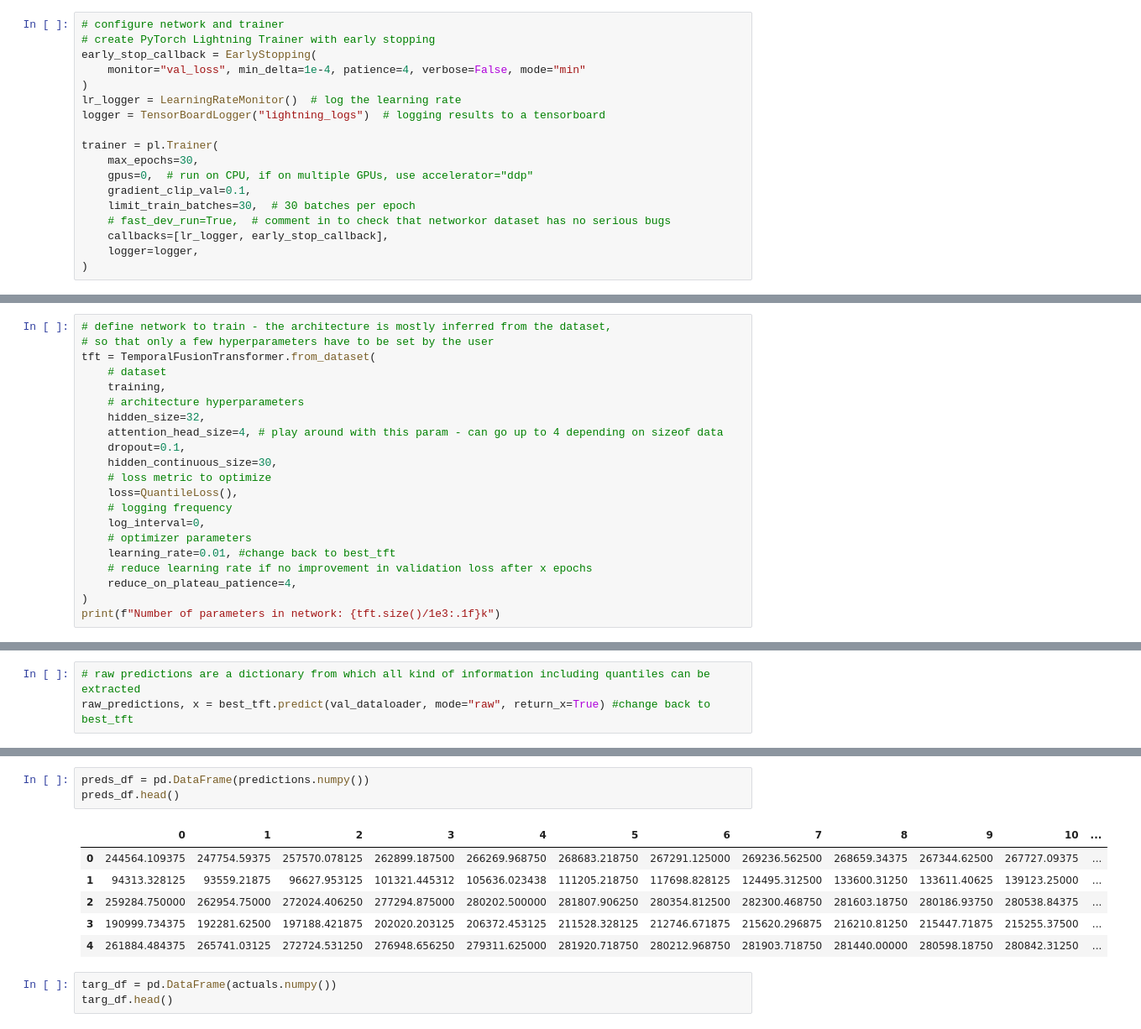
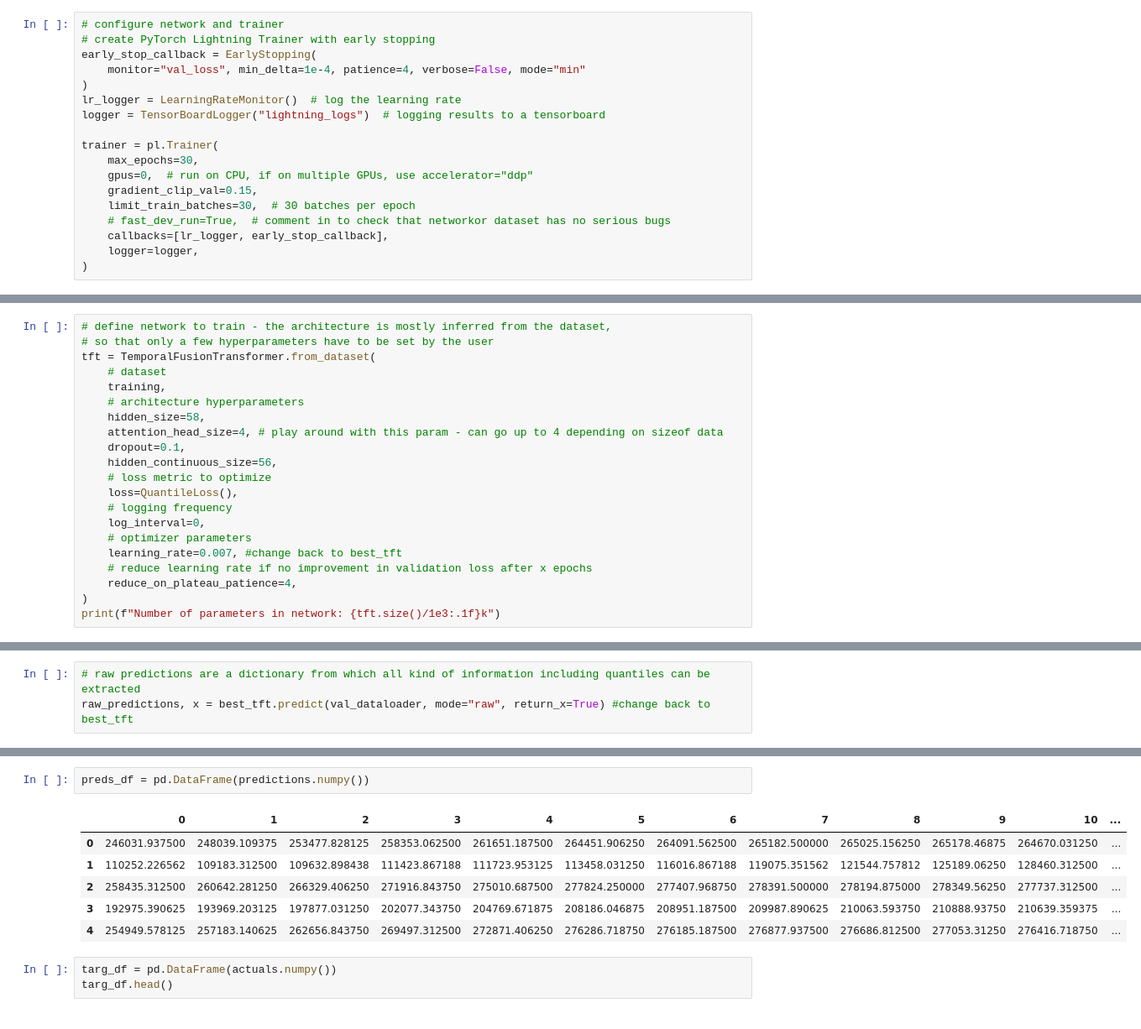
Before and after one commit to ian-byrne/CapstoneTeamJim, a Jupyter notebook: Notebooks/ian-scratchpads/pytorch_explore.ipynb, the cells around one changed output, grey strips where cells are left out. Shown at 84% size. Cells and saved outputs as stored; diff of their text form.

Commit message:
finalized models + csv of preds and errors

```diff
--- a/Notebooks/ian-scratchpads/pytorch_explore.ipynb
+++ b/Notebooks/ian-scratchpads/pytorch_explore.ipynb
@@ -262,7 +262,7 @@ logger = TensorBoardLogger("lightning_logs")  # logging results to a tensorboard
 trainer = pl.Trainer(
     max_epochs=30,
     gpus=0,  # run on CPU, if on multiple GPUs, use accelerator="ddp"
-    gradient_clip_val=0.1,
+    gradient_clip_val=0.15,
     limit_train_batches=30,  # 30 batches per epoch
     # fast_dev_run=True,  # comment in to check that networkor dataset has no serious bugs
     callbacks=[lr_logger, early_stop_callback],
@@ -280,16 +280,16 @@ tft = TemporalFusionTransformer.from_dataset(
     # dataset
     training,
     # architecture hyperparameters
-    hidden_size=32,
+    hidden_size=58,
     attention_head_size=4, # play around with this param - can go up to 4 depending on sizeof data
     dropout=0.1,
-    hidden_continuous_size=30,
+    hidden_continuous_size=56,
     # loss metric to optimize
     loss=QuantileLoss(),
     # logging frequency
     log_interval=0,
     # optimizer parameters
-    learning_rate=0.01, #change back to best_tft
+    learning_rate=0.007, #change back to best_tft
     # reduce learning rate if no improvement in validation loss after x epochs
     reduce_on_plateau_patience=4,
 )
@@ -405,13 +415,12 @@ Baseline RMSE 159162.2
 # %%
 preds_df = pd.DataFrame(predictions.numpy())
-preds_df.head()
 # %% [output]
 |  | 0 | 1 | 2 | 3 | 4 | 5 | 6 | 7 | 8 | 9 | 10 | ... |
-| 0 | 244564.109375 | 247754.59375 | 257570.078125 | 262899.187500 | 266269.968750 | 268683.218750 | 267291.125000 | 269236.562500 | 268659.34375 | 267344.62500 | 267727.09375 | ... |
-| 1 | 94313.328125 | 93559.21875 | 96627.953125 | 101321.445312 | 105636.023438 | 111205.218750 | 117698.828125 | 124495.312500 | 133600.31250 | 133611.40625 | 139123.25000 | ... |
-| 2 | 259284.750000 | 262954.75000 | 272024.406250 | 277294.875000 | 280202.500000 | 281807.906250 | 280354.812500 | 282300.468750 | 281603.18750 | 280186.93750 | 280538.84375 | ... |
-| 3 | 190999.734375 | 192281.62500 | 197188.421875 | 202020.203125 | 206372.453125 | 211528.328125 | 212746.671875 | 215620.296875 | 216210.81250 | 215447.71875 | 215255.37500 | ... |
-| 4 | 261884.484375 | 265741.03125 | 272724.531250 | 276948.656250 | 279311.625000 | 281920.718750 | 280212.968750 | 281903.718750 | 281440.00000 | 280598.18750 | 280842.31250 | ... |
+| 0 | 246031.937500 | 248039.109375 | 253477.828125 | 258353.062500 | 261651.187500 | 264451.906250 | 264091.562500 | 265182.500000 | 265025.156250 | 265178.46875 | 264670.031250 | ... |
+| 1 | 110252.226562 | 109183.312500 | 109632.898438 | 111423.867188 | 111723.953125 | 113458.031250 | 116016.867188 | 119075.351562 | 121544.757812 | 125189.06250 | 128460.312500 | ... |
+| 2 | 258435.312500 | 260642.281250 | 266329.406250 | 271916.843750 | 275010.687500 | 277824.250000 | 277407.968750 | 278391.500000 | 278194.875000 | 278349.56250 | 277737.312500 | ... |
+| 3 | 192975.390625 | 193969.203125 | 197877.031250 | 202077.343750 | 204769.671875 | 208186.046875 | 208951.187500 | 209987.890625 | 210063.593750 | 210888.93750 | 210639.359375 | ... |
+| 4 | 254949.578125 | 257183.140625 | 262656.843750 | 269497.312500 | 272871.406250 | 276286.718750 | 276185.187500 | 276877.937500 | 276686.812500 | 277053.31250 | 276416.718750 | ... |
 # %%
 targ_df = pd.DataFrame(actuals.numpy())
 targ_df.head()
```
Also changed, not shown: parts of 11 cells of this notebook, 3 other files.
